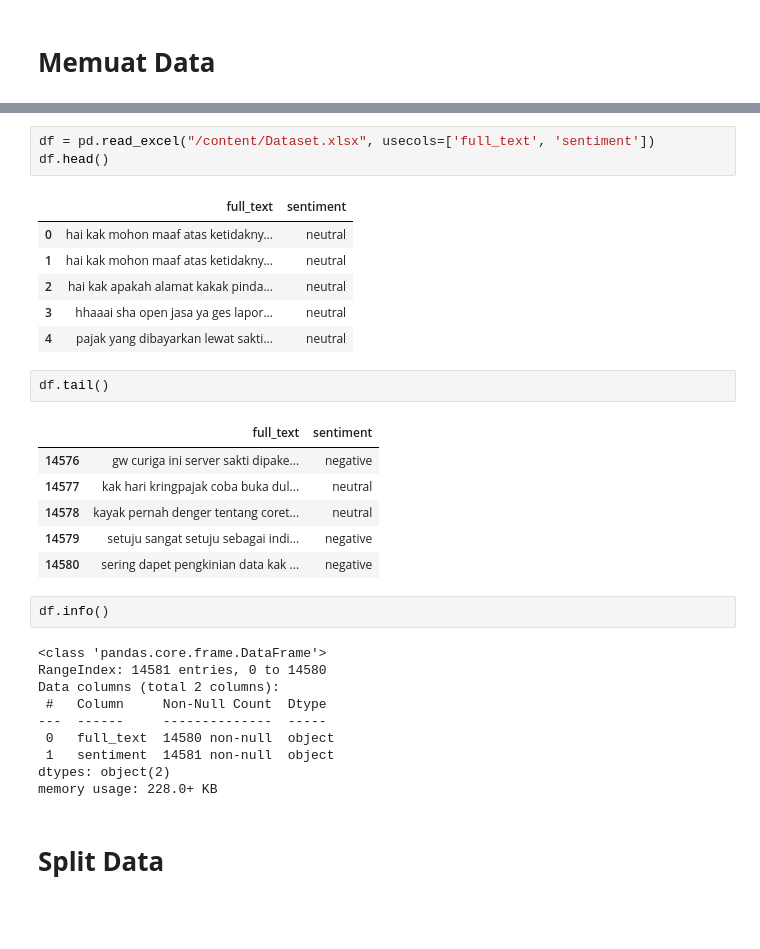
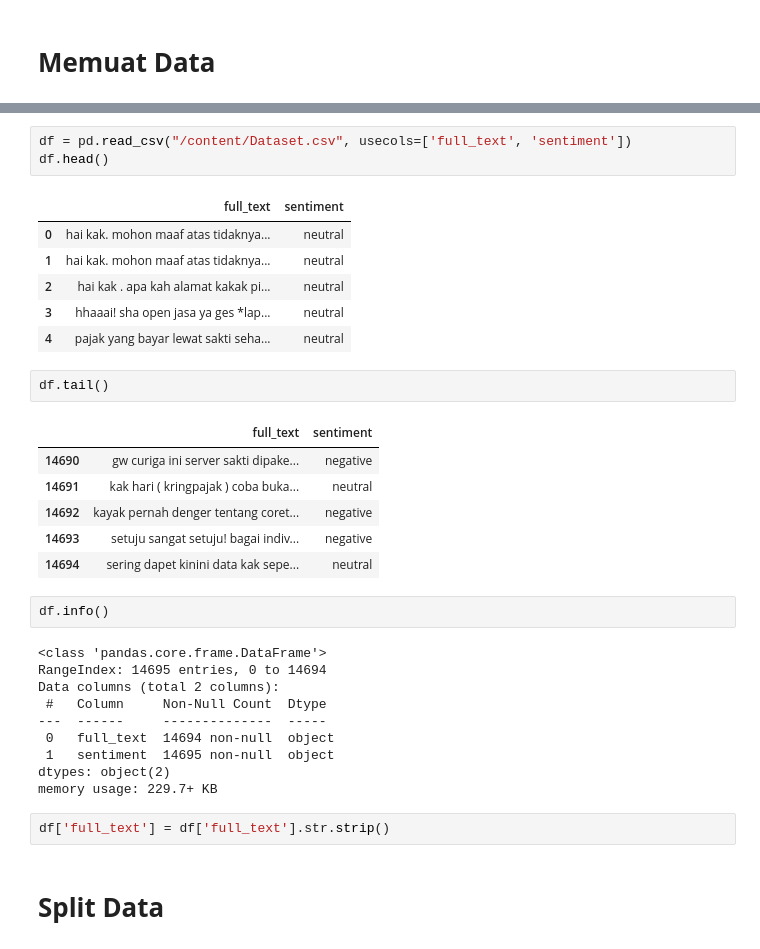
Before and after one commit to rioooranteai/nlp-project, a Jupyter notebook: Analisis Sentimen - Coretax/Notebooks/Training_deep_learning.ipynb, the cells around one changed output, grey strips where cells are left out. Cells and saved outputs as stored; diff of their text form; blank space fills up the shorter version.

Commit message:
feat: training on new dataset

```diff
--- a/Analisis Sentimen - Coretax/Notebooks/Training_deep_learning.ipynb
+++ b/Analisis Sentimen - Coretax/Notebooks/Training_deep_learning.ipynb
@@ -45,34 +45,36 @@ Saving to: ‘/content/Dataset.xlsx’
 # %%
-df = pd.read_excel("/content/Dataset.xlsx", usecols=['full_text', 'sentiment'])
+df = pd.read_csv("/content/Dataset.csv", usecols=['full_text', 'sentiment'])
 df.head()
 # %% [output]
 |  | full_text | sentiment |
-| 0 | hai kak mohon maaf atas ketidakny... | neutral |
-| 1 | hai kak mohon maaf atas ketidakny... | neutral |
-| 2 | hai kak apakah alamat kakak pinda... | neutral |
-| 3 | hhaaai sha open jasa ya ges lapor... | neutral |
-| 4 | pajak yang dibayarkan lewat sakti... | neutral |
+| 0 | hai kak. mohon maaf atas tidaknya... | neutral |
+| 1 | hai kak. mohon maaf atas tidaknya... | neutral |
+| 2 | hai kak . apa kah alamat kakak pi... | neutral |
+| 3 | hhaaai! sha open jasa ya ges *lap... | neutral |
+| 4 | pajak yang bayar lewat sakti seha... | neutral |
 # %%
 df.tail()
 # %% [output]
 |  | full_text | sentiment |
-| 14576 | gw curiga ini server sakti dipake... | negative |
-| 14577 | kak hari kringpajak coba buka dul... | neutral |
-| 14578 | kayak pernah denger tentang coret... | neutral |
-| 14579 | setuju sangat setuju sebagai indi... | negative |
-| 14580 | sering dapet pengkinian data kak ... | negative |
+| 14690 | gw curiga ini server sakti dipake... | negative |
+| 14691 | kak hari ( kringpajak ) coba buka... | neutral |
+| 14692 | kayak pernah denger tentang coret... | negative |
+| 14693 | setuju sangat setuju! bagai indiv... | negative |
+| 14694 | sering dapet kinini data kak sepe... | neutral |
 # %%
 df.info()
 # %% [output]
 <class 'pandas.core.frame.DataFrame'>
-RangeIndex: 14581 entries, 0 to 14580
+RangeIndex: 14695 entries, 0 to 14694
 Data columns (total 2 columns):
  #   Column     Non-Null Count  Dtype
 ---  ------     --------------  -----
- 0   full_text  14580 non-null  object
- 1   sentiment  14581 non-null  object
+ 0   full_text  14694 non-null  object
+ 1   sentiment  14695 non-null  object
 dtypes: object(2)
-memory usage: 228.0+ KB
+memory usage: 229.7+ KB
+# %%
+df['full_text'] = df['full_text'].str.strip()
 # %% [markdown]
 # **Split Data**
 # %%
```
Also changed, not shown: parts of 13 cells of this notebook.
